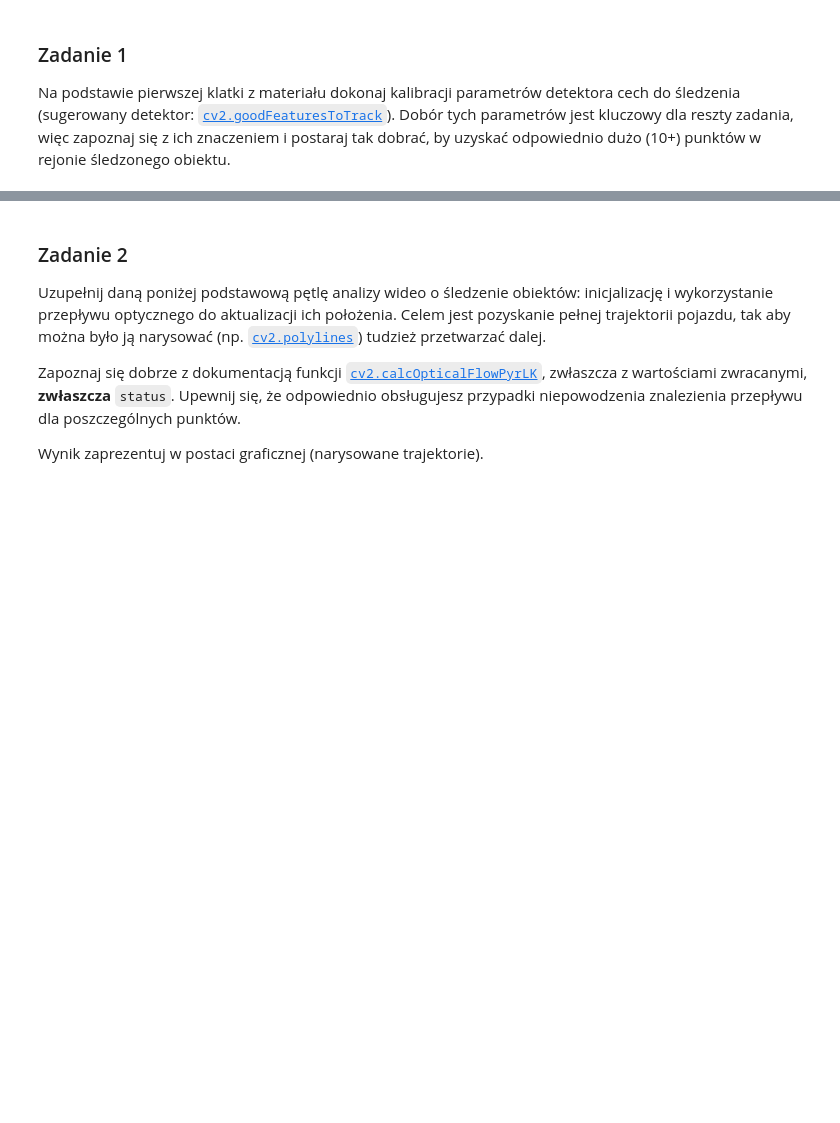
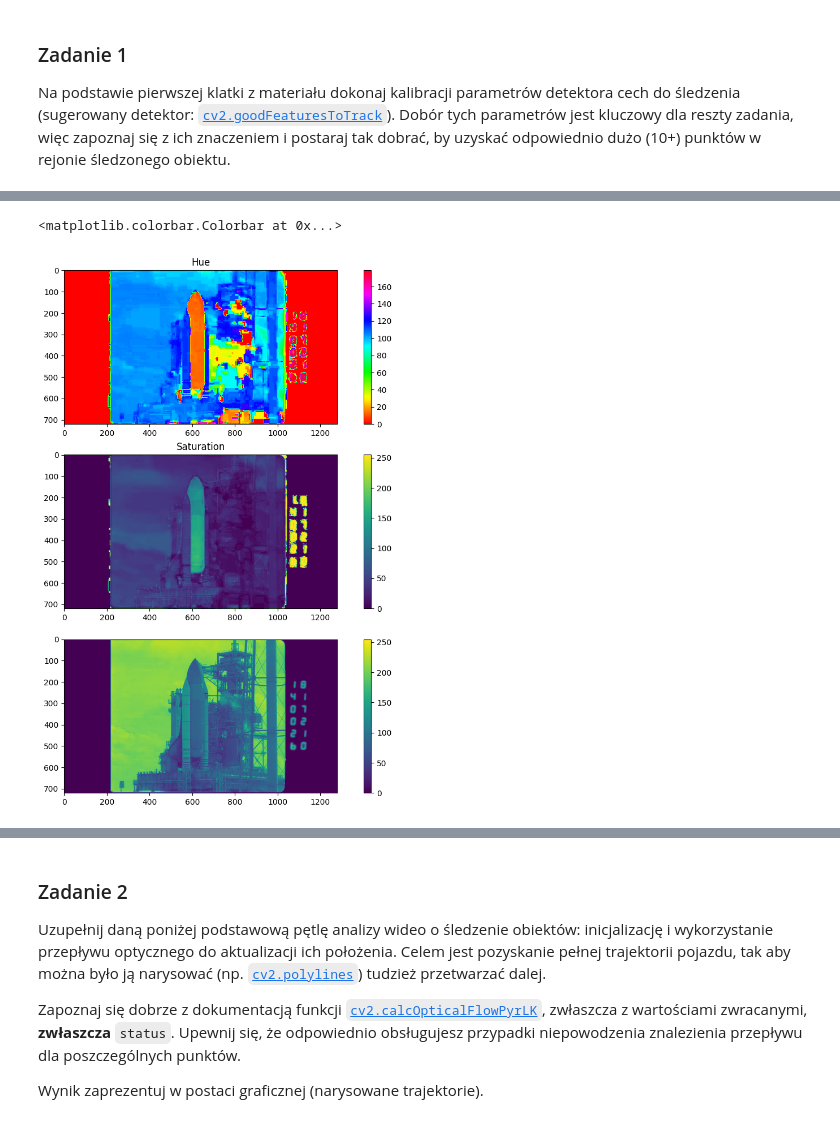
Before and after one commit to xizula/Image-Processing, a Jupyter notebook: Lab8/Lab8.2_zadanie.ipynb, the cells around one changed output, grey strips where cells are left out. Cells and saved outputs as stored; diff of their text form; code cells hidden in the pictures; blank space fills up the shorter version.

```diff
--- a/Lab8/Lab8.2_zadanie.ipynb
+++ b/Lab8/Lab8.2_zadanie.ipynb
@@ -47,0 +48,17 @@ plt.subplots(1, 1, figsize=(12,12))[1].imshow(frame[..., ::-1]);
+# %%
+h,s,v = cv2.split(cv2.cvtColor(frame, cv2.COLOR_BGR2HSV))
+plt.figure(figsize=(12,12))
+plt.subplot(3,1,1)
+im = plt.imshow(h, cmap='hsv')
+plt.colorbar(im)
+plt.title('Hue')
+plt.subplot(3,1,2)
+im = plt.imshow(s)
+plt.colorbar(im)
+plt.title('Saturation')
+plt.subplot(3,1,3)
+im = plt.imshow(v)
+plt.colorbar(im)
+# %% [output]
+<matplotlib.colorbar.Colorbar at 0x...>
+[figure, added]
```
Also changed, not shown: parts of 18 cells of this notebook.
